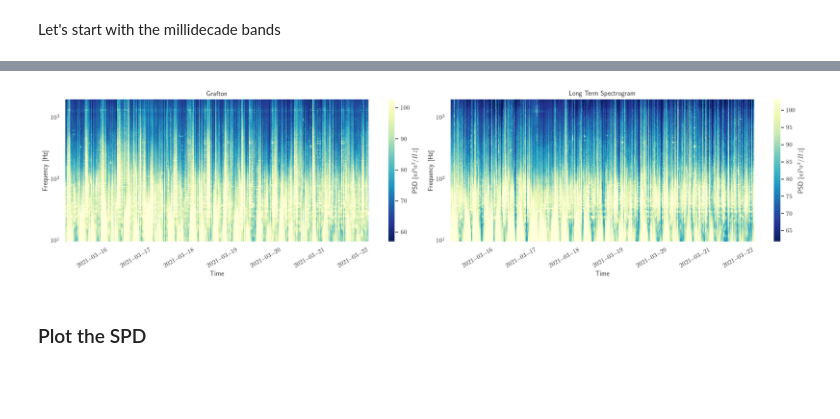
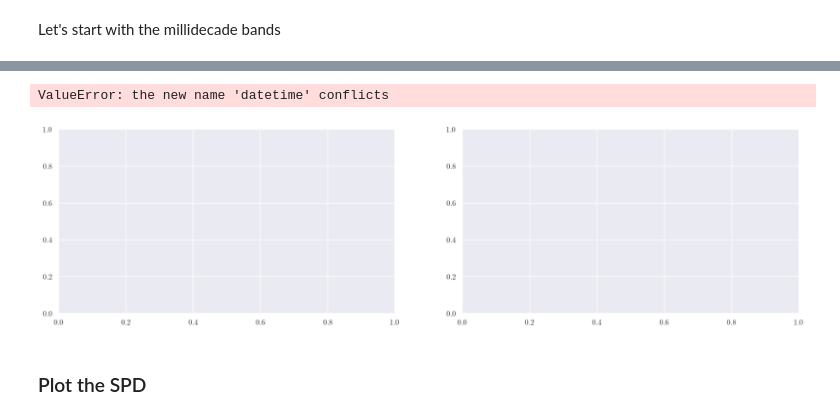
Before and after one commit to ioos/soundcoop, a Jupyter notebook: hybrid_millidecade_bands.ipynb, the cells around one changed output, grey strips where cells are left out. Saved outputs shown, nothing was run; the diff lists cells and outputs as text; code cells hidden in the pictures; blank space fills up the shorter version.

Commit message:
work in progress
Work in progress to incorporate the download of data and the necessary changes to join all the data

```diff
--- a/hybrid_millidecade_bands.ipynb
+++ b/hybrid_millidecade_bands.ipynb
@@ -188,0 +190,34 @@ ds_birkenfels = ds_birkenfels.sortby('datetime')
+# %%
+# Select the aggregation resolution
+# Only get data from 2021
+resolution = 'D'
+year = 2021
+band = [min_freq, max_freq]
+
+dataset_collection = {}
+for station in ['SB03', 'SB01']:
+    deployment_path = pathlib.Path('./netcdf_sound_files/').joinpath(station)
+    list_path = list(deployment_path.glob('*.nc'))
+
+    aggregation_path = pathlib.Path('./netcdf_sound_files/').joinpath(station + '_%s_aggregation_freq_%s.nc' % (year, resolution))
+    if not aggregation_path.exists():
+        for path in tqdm(list_path):
+            if '_' + str(year) in str(path):
+                try:
+                    ds = xr.open_dataset(path, mode='r')
+
+                    ds2 = ds.rename({'time' : 'datetime'})
+                    da = ds['psd']
+                    if path == list_path[0]:
+                        da_tot = da.copy()
+                    else:
+                        da_tot = xr.concat([da_tot, da], 'datetime')
+                    ds.close()
+                except:
+                    print('File %s ignored' % path)
+        da_tot.to_netcdf(aggregation_path)
+    else:
+        print('These data was already aggregated', aggregation_path)
+# %%
+ds_sb03 = xr.load_dataset(pathlib.Path('./netcdf_sound_files/').joinpath('SB03_2021_aggregation_freq_%s.nc' % resolution))
+ds_sb01 = xr.load_dataset(pathlib.Path('./netcdf_sound_files/').joinpath('SB01_2021_aggregation_freq_%s.nc' % resolution))
@@ -191,12 +246,15 @@ ds_birkenfels = ds_birkenfels.sortby('datetime')
 # %%
 fig, ax = plt.subplots(1, 2, sharex='all', figsize=(20, 5))
-pypam.plots.plot_ltsa(ds=ds_birkenfels, data_var='millidecade_bands', log=True, save_path=None, ax=ax[0], show=False)
-ax[0].set_title('Birkenfels')
-pypam.plots.plot_ltsa(ds=ds_grafton, data_var='millidecade_bands', log=True, save_path=None, ax=ax[1], show=False)
-ax[0].set_title('Grafton')
+ds_sb03 = ds_sb03.rename({'time': 'datetime'})
+ds_sb01 = ds_sb01.rename({'time': 'datetime'})
+pypam.plots.plot_ltsa(ds=ds_sb03, data_var='psd', log=True, ax=ax[0], show=False)
+ax[0].set_title('SB03')
+pypam.plots.plot_ltsa(ds=ds_sb01, data_var='psd', log=True, ax=ax[1], show=False)
+ax[0].set_title('SB01')
 plt.show()
 # %% [output]
+ValueError: the new name 'datetime' conflicts
-[figure, old version]
+[figure, new version]
 # %% [markdown]
 ### Plot the SPD
 # %%
```
Also changed, not shown: parts of 37 cells of this notebook.
